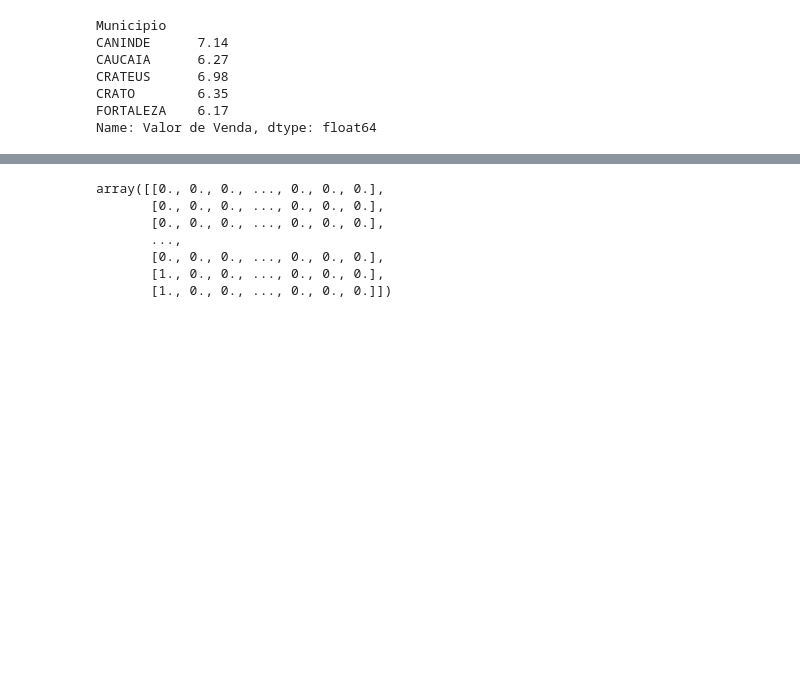
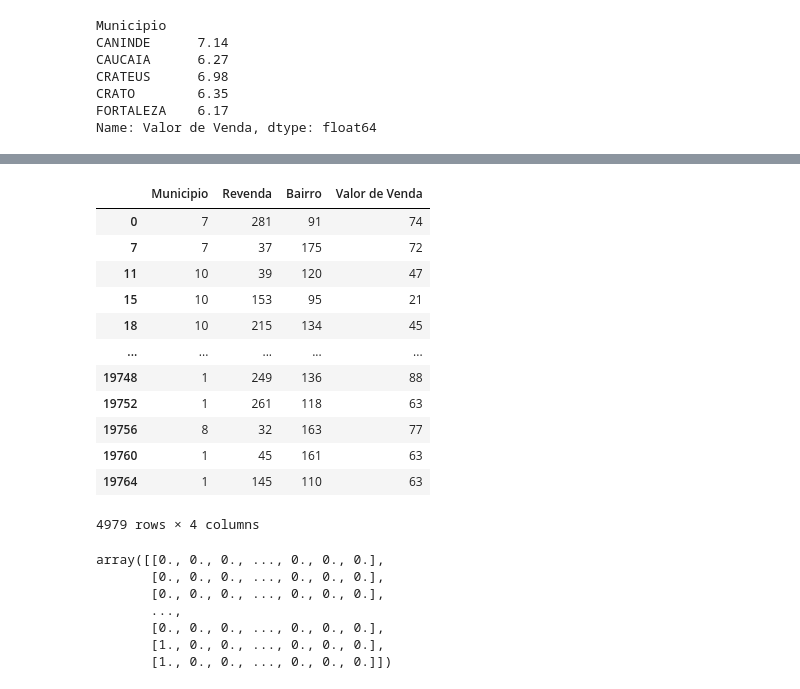
Before and after one commit to Danieloliver1/Datascience, a Jupyter notebook: precos_semestrais_ceara_2022_012.ipynb, the cells around one changed output, grey strips where cells are left out. Drawn from its saved outputs; the diff is of its cells as text; code cells hidden in the pictures; blank space fills up the shorter version.

```diff
--- a/precos_semestrais_ceara_2022_012.ipynb
+++ b/precos_semestrais_ceara_2022_012.ipynb
@@ -308,9 +270,24 @@ y = nova_tabela['status']
 # %%
 from sklearn.preprocessing import LabelEncoder
 
 # codificar as features categóricas
 le = LabelEncoder()
 x = x.apply(le.fit_transform)
+x
+# %% [output]
+|  | Municipio | Revenda | Bairro | Valor de Venda |
+| 0 | 7 | 281 | 91 | 74 |
+| 7 | 7 | 37 | 175 | 72 |
+| 11 | 10 | 39 | 120 | 47 |
+| 15 | 10 | 153 | 95 | 21 |
+| 18 | 10 | 215 | 134 | 45 |
+| ... | ... | ... | ... | ... |
+| 19748 | 1 | 249 | 136 | 88 |
+| 19752 | 1 | 261 | 118 | 63 |
+| 19756 | 8 | 32 | 163 | 77 |
+| 19760 | 1 | 45 | 161 | 63 |
+| 19764 | 1 | 145 | 110 | 63 |
+4979 rows × 4 columns
 # %%
 # transformando as colunas tipos object em numeros binarios é um preprocessamento
 from sklearn.preprocessing import OneHotEncoder
```
Also changed, not shown: parts of 18 cells of this notebook.
